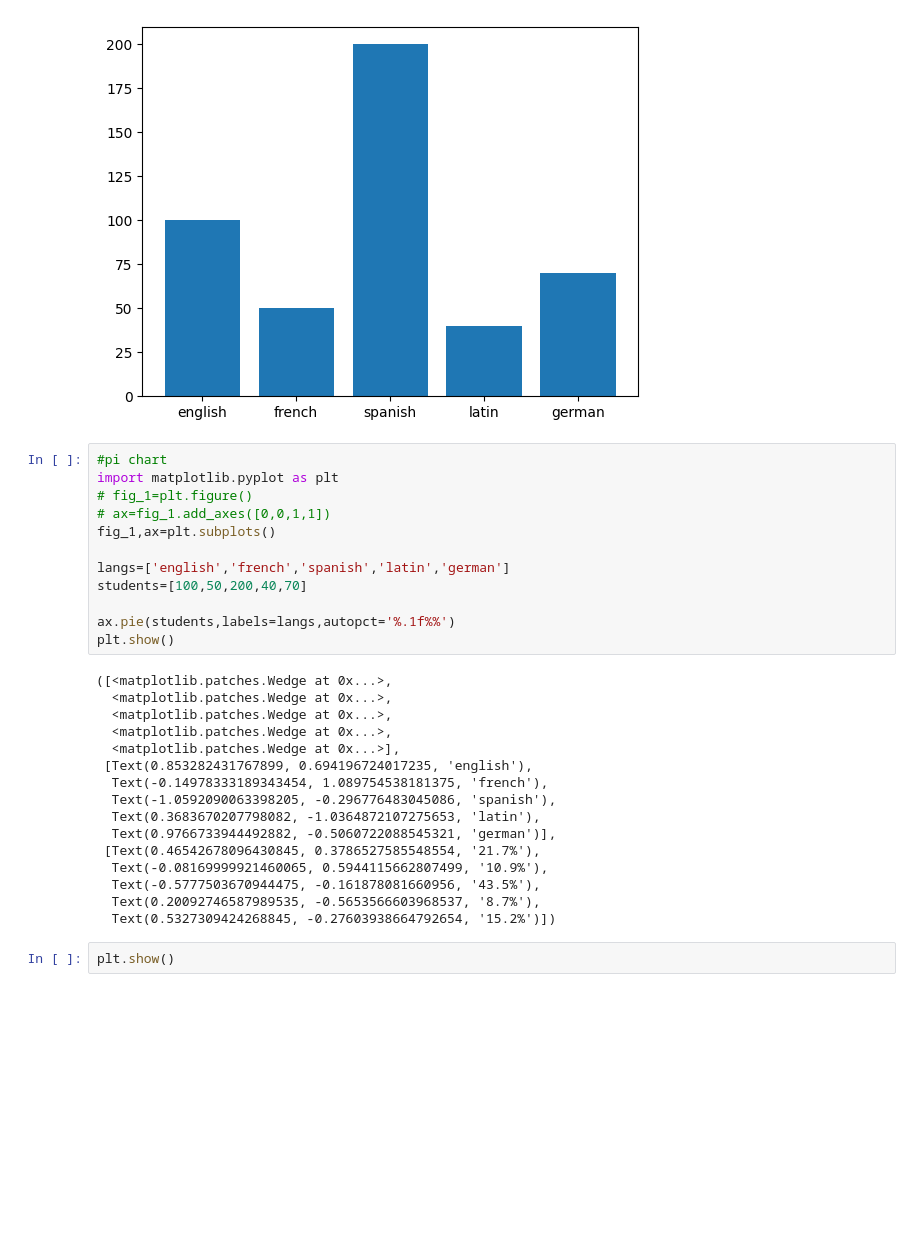
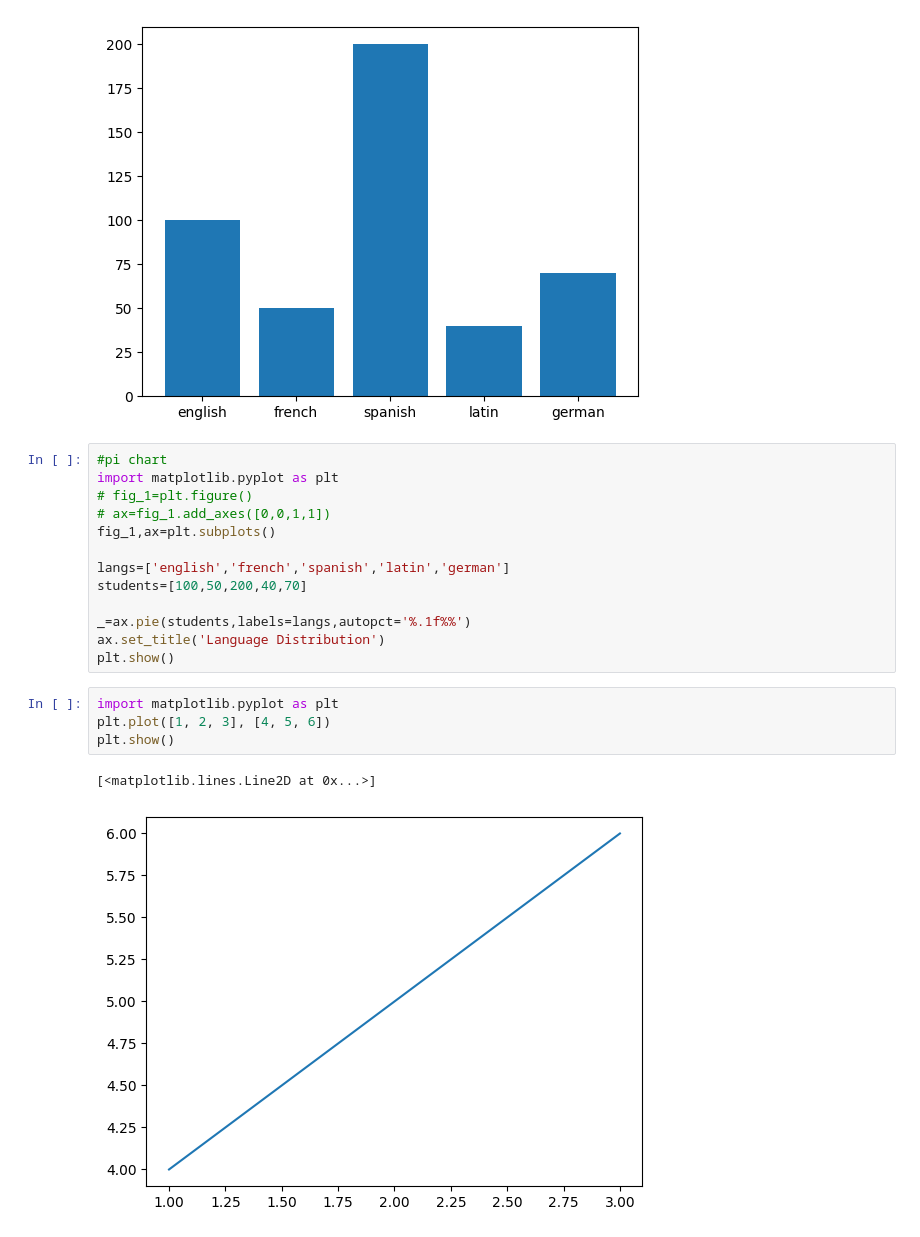
Before and after one commit to sushilsahoo06/Pytorch, a Jupyter notebook: Matplotib.ipynb, the cells around one changed output. Drawn from its saved outputs; the diff is of its cells as text; blank space fills up the shorter version.

```diff
--- a/Matplotib.ipynb
+++ b/Matplotib.ipynb
@@ -138,23 +138,13 @@ fig_1,ax=plt.subplots()
 langs=['english','french','spanish','latin','german']
 students=[100,50,200,40,70]
 
-ax.pie(students,labels=langs,autopct='%.1f%%')
+_=ax.pie(students,labels=langs,autopct='%.1f%%')
+ax.set_title('Language Distribution')
 plt.show()
-# %% [output]
-([<matplotlib.patches.Wedge at 0x...>,
-  <matplotlib.patches.Wedge at 0x...>,
-  <matplotlib.patches.Wedge at 0x...>,
-  <matplotlib.patches.Wedge at 0x...>,
-  <matplotlib.patches.Wedge at 0x...>],
- [Text(0.853282431767899, 0.694196724017235, 'english'),
-  Text(-0.14978333189343454, 1.089754538181375, 'french'),
-  Text(-1.0592090063398205, -0.296776483045086, 'spanish'),
-  Text(0.3683670207798082, -1.0364872107275653, 'latin'),
-  Text(0.9766733944492882, -0.5060722088545321, 'german')],
- [Text(0.46542678096430845, 0.3786527585548554, '21.7%'),
-  Text(-0.08169999921460065, 0.5944115662807499, '10.9%'),
-  Text(-0.5777503670944475, -0.161878081660956, '43.5%'),
-  Text(0.20092746587989535, -0.5653566603968537, '8.7%'),
-  Text(0.5327309424268845, -0.27603938664792654, '15.2%')])
-# %%
-plt.show()
+# %%
+import matplotlib.pyplot as plt
+plt.plot([1, 2, 3], [4, 5, 6])
+plt.show()
+# %% [output]
+[<matplotlib.lines.Line2D at 0x...>]
+[figure, added]
```
Also changed, not shown: parts of 2 cells of this notebook.
